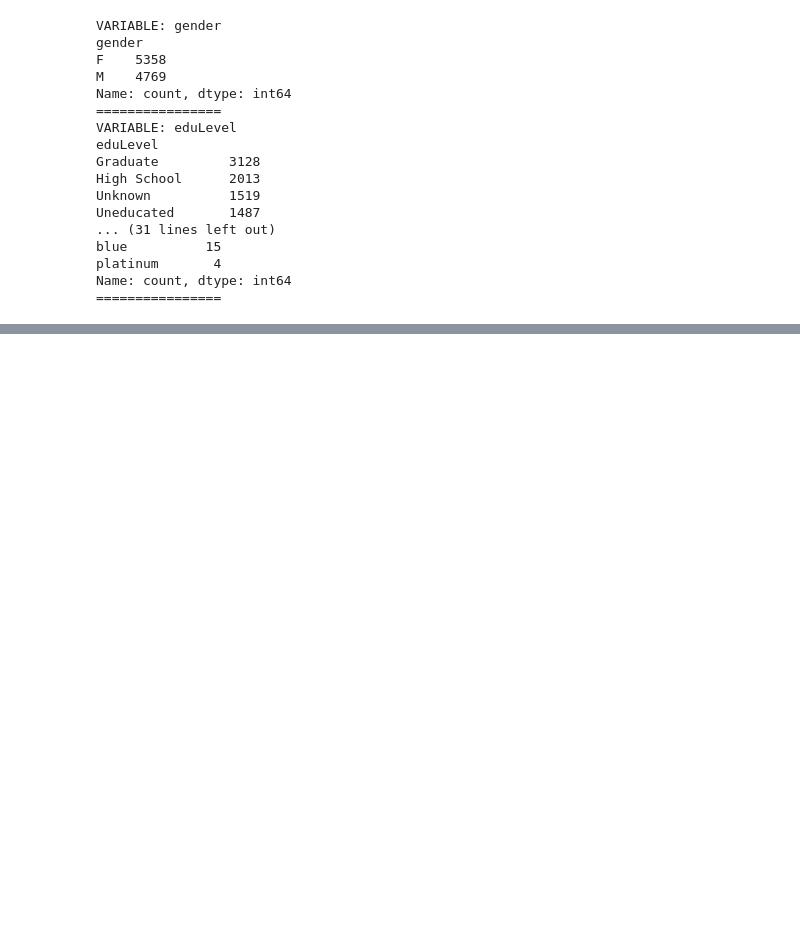
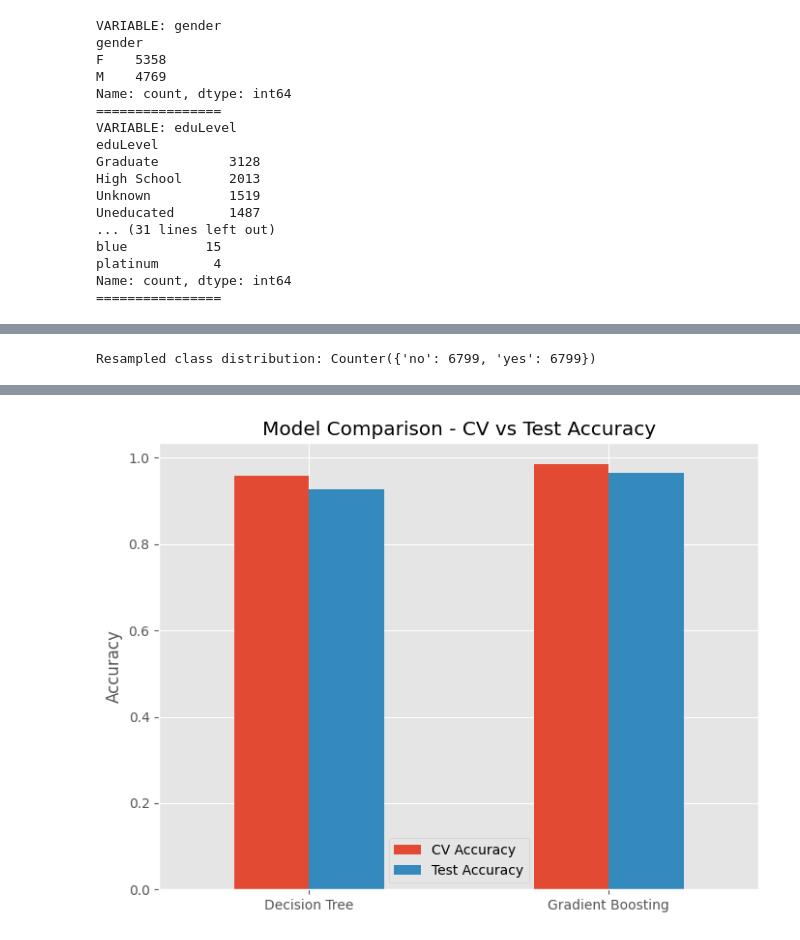
Before and after one commit to justgrossi/Projects, a Jupyter notebook: 2.Churn_Prediction/Churn_Prediction_in_the_Credit_Card_Industry.ipynb, the cells around one changed output, grey strips where cells are left out. Saved outputs shown, nothing was run; the diff lists cells and outputs as text; code cells hidden in the pictures; blank space fills up the shorter version.

```diff
--- a/2.Churn_Prediction/Churn_Prediction_in_the_Credit_Card_Industry.ipynb
+++ b/2.Churn_Prediction/Churn_Prediction_in_the_Credit_Card_Industry.ipynb
@@ -131,0 +180,7 @@ Name: count, dtype: int64
+# %%
+# One-hot encoding X_test
+
+encoded_df=encoding(X_test, cols)
+X_test.drop(columns=cols, inplace=True)
+X_test = pd.concat([X_test, encoded_df], axis=1)
+X_test = X_test.fillna(0)
@@ -131,0 +205,9 @@ Name: count, dtype: int64
+# %%
+# Apply SMOTE on training set to resolve class imbalance
+
+smote = SMOTE(random_state=42)
+X_train_res, y_train_res = smote.fit_resample(X_train, y_train)
+
+print("Resampled class distribution:", Counter(y_train_res))
+# %% [output]
+Resampled class distribution: Counter({'no': 6799, 'yes': 6799})
@@ -131,0 +235,61 @@ Name: count, dtype: int64
+# %%
+# Cross-validation setup
+
+cv = StratifiedKFold(n_splits=5, shuffle=True, random_state=42)
+results = {}
+# %%
+# Train + Tune Each Model
+
+for model_name, (model, param_grid) in models_param_grid.items():
+    print(f"\n🔹 Running GridSearchCV for {model_name}...")
+    grid_search = GridSearchCV(
+        estimator=model,
+        param_grid=param_grid,
+        scoring="accuracy",
+        cv=cv,
+        n_jobs=-1,
+        verbose=0
+    )
+    grid_search.fit(X_train_res, y_train_res)
+
+    best_model = grid_search.best_estimator_
+    y_pred = best_model.predict(X_test)
+
+    # Save results
+    results[model_name] = {
+        "Best Params": grid_search.best_params_,
+        "CV Accuracy": grid_search.best_score_,
+        "Test Accuracy": accuracy_score(y_test, y_pred),
+        "Confusion Matrix": confusion_matrix(y_test, y_pred),
+        "Classification Report": classification_report(y_test, y_pred, output_dict=True)
+    }
+
+    print("✅ Best Params:", grid_search.best_params_)
+    print("✅ CV Accuracy:", grid_search.best_score_)
+    print("✅ Test Accuracy:", accuracy_score(y_test, y_pred))
+
+
+# 6. Compare Results
+
+print("\n📊 Final Comparison:")
+comparison_df = pd.DataFrame({
+    model: {
+        "CV Accuracy": res["CV Accuracy"],
+        "Test Accuracy": res["Test Accuracy"]
+    } for model, res in results.items()
+}).T
+
+print(comparison_df)
+
+
+
+# 7. Plot Comparison
+
+plt.style.use('ggplot')
+comparison_df.plot(kind="bar", figsize=(8,6))
+plt.title("Model Comparison - CV vs Test Accuracy")
+plt.ylabel("Accuracy")
+plt.xticks(rotation=0)
+plt.tight_layout()
+plt.show()
+# %% [output]
@@ -131,0 +310 @@ Name: count, dtype: int64
+[figure, added]
```
Also changed, not shown: parts of 13 cells of this notebook.
